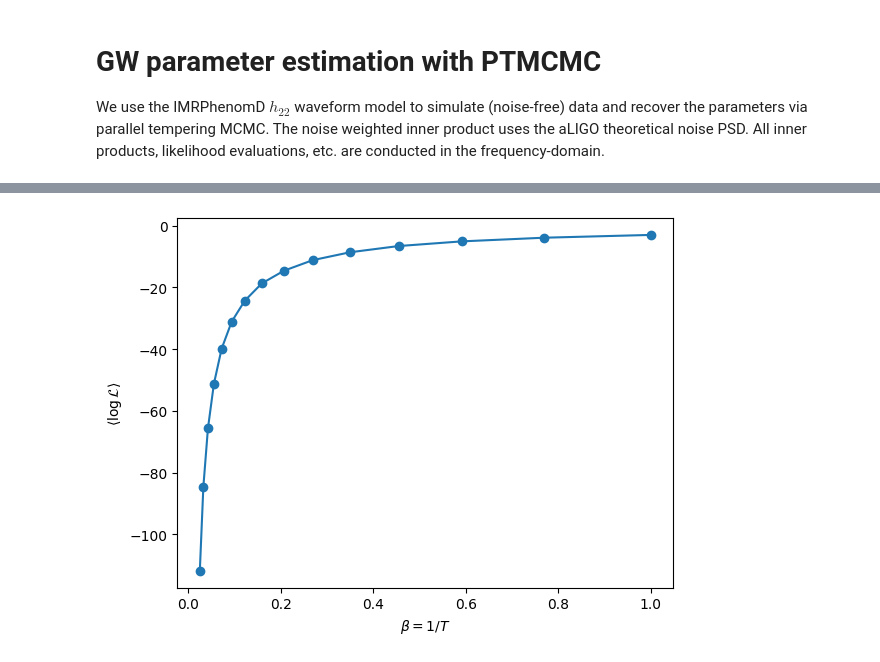
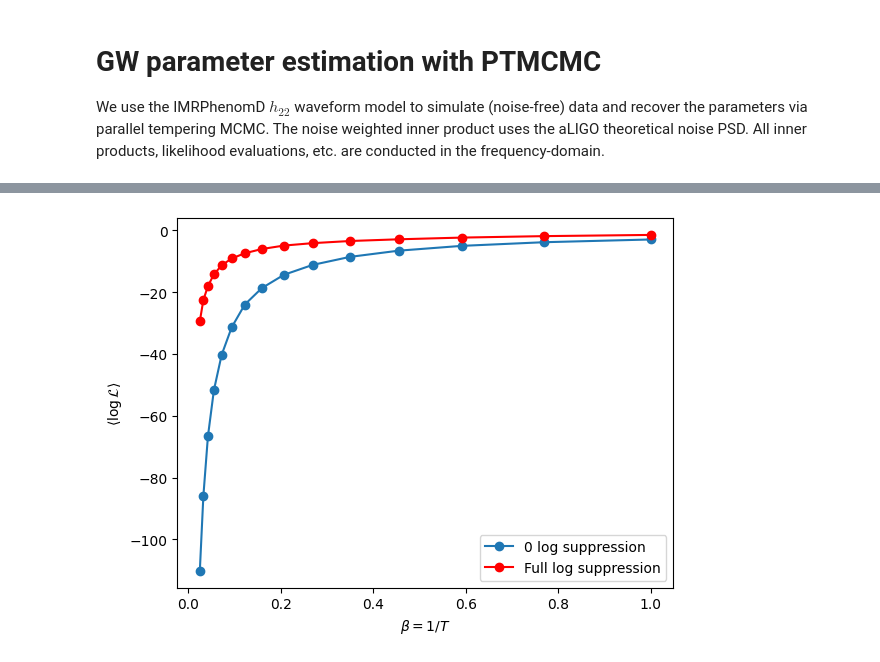
Before and after one commit to jimmy-gw/GWTails_ParameterEstimation, a Jupyter notebook: LOGSvsNOLOGS.ipynb, the cells around one changed output, grey strips where cells are left out. Drawn from its saved outputs; the diff is of its cells as text; code cells hidden in the pictures.

```diff
--- a/LOGSvsNOLOGS.ipynb
+++ b/LOGSvsNOLOGS.ipynb
@@ -159,18 +196,20 @@ plt.show()
 # %%
 # average log-likelood over temperatures
 burnin = num_samples // 5
 avg_lnlikes = np.mean(lnposts[:, burnin:], axis=1) * temp_ladder
 avg_lnlikes_suppressed = np.mean(lnposts_suppressed[:, burnin:], axis=1) * temp_ladder
+betas = 1. / temp_ladder
 
-betas = 1. / temp_ladder
 # logs (default)
-plt.plot(betas, avg_lnlikes, marker='o')
+plt.plot(betas, avg_lnlikes, marker='o', label='0 log suppression')
 # no logs
-plt.plot(betas, avg_lnlikes_suppressed, marker='o', color='r')
+plt.plot(betas, avg_lnlikes_suppressed, marker='o', color='r', label='Full log suppression')
+
 
 plt.xlabel(r'$\beta = 1 / T$')
 plt.ylabel(r'$\langle\log\mathcal{L}\rangle$')
+plt.legend()
 plt.show()
 # %% [output]
-[figure, old version]
+[figure, new version]
 # %%
```
Also changed, not shown: parts of 8 cells of this notebook, 3 other files.
